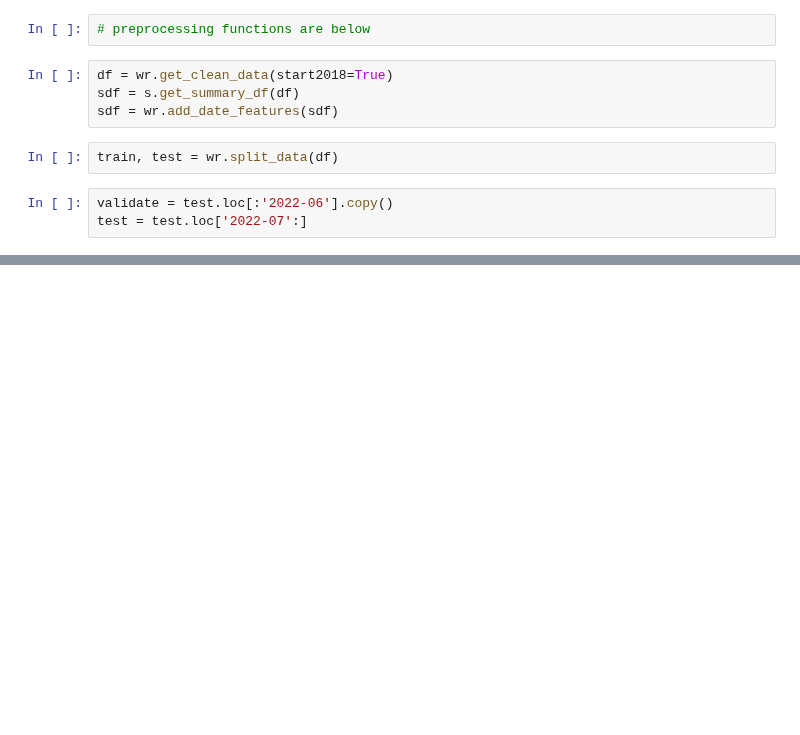
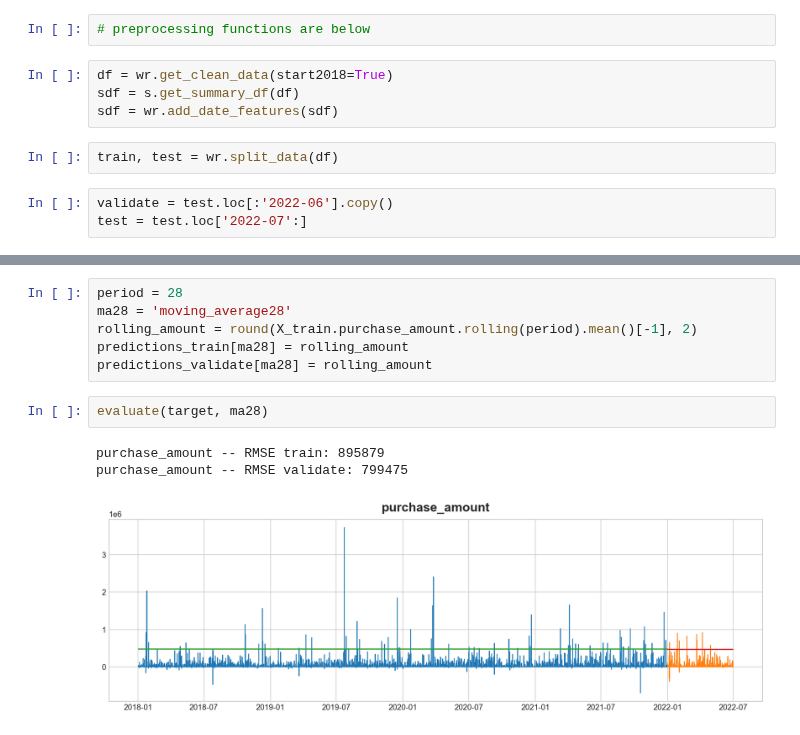
Before and after one commit to The-Real-MVPs/cisco-time-series-analysis, a Jupyter notebook: nadia_docs/modeling.ipynb, the cells around one changed output, grey strips where cells are left out. Drawn from its saved outputs; the diff is of its cells as text; blank space fills up the shorter version.

```diff
--- a/nadia_docs/modeling.ipynb
+++ b/nadia_docs/modeling.ipynb
@@ -78,0 +139,12 @@ predictions_validate['baseline'] = ts.mean()
+# %%
+period = 28
+ma28 = 'moving_average28'
+rolling_amount = round(X_train.purchase_amount.rolling(period).mean()[-1], 2)
+predictions_train[ma28] = rolling_amount
+predictions_validate[ma28] = rolling_amount
+# %%
+evaluate(target, ma28)
+# %% [output]
+purchase_amount -- RMSE train: 895879
+purchase_amount -- RMSE validate: 799475
+[figure, added]
```
Also changed, not shown: parts of 28 cells of this notebook.
